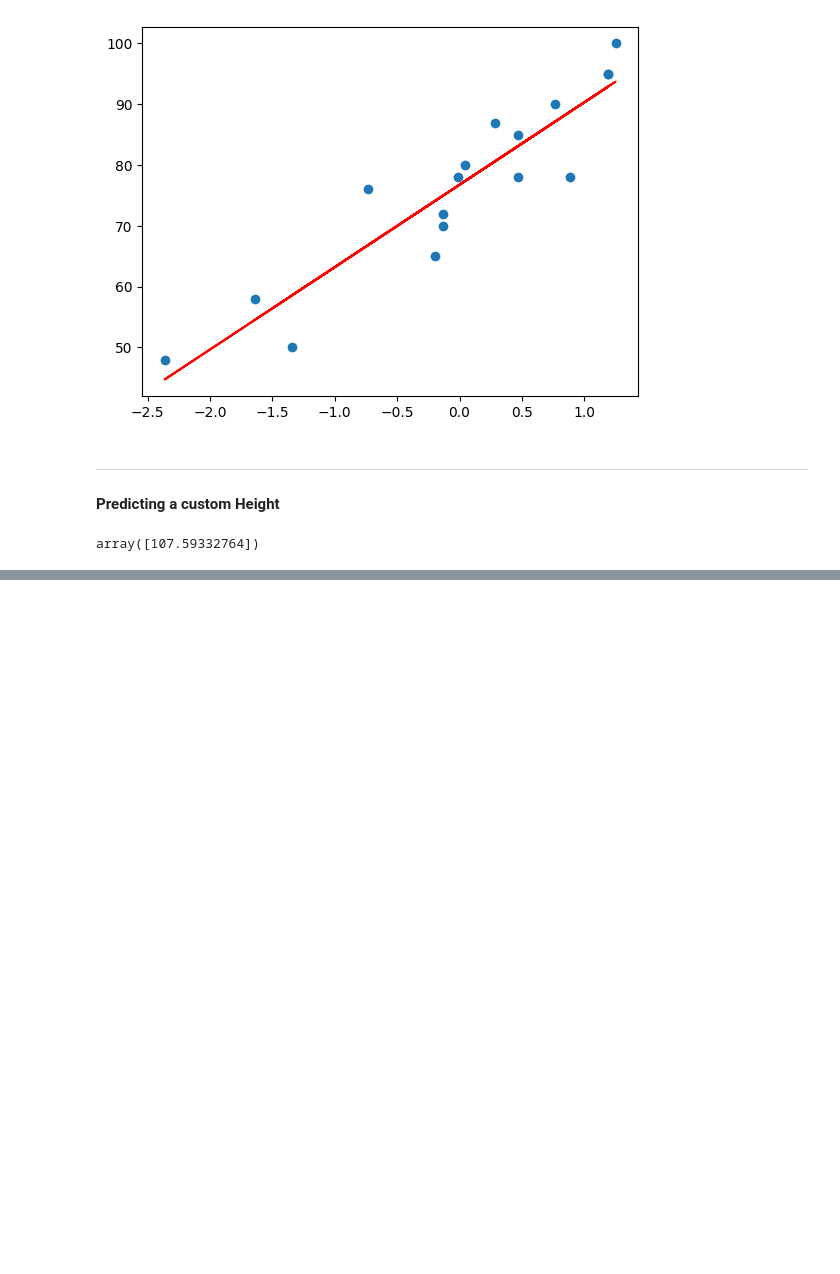
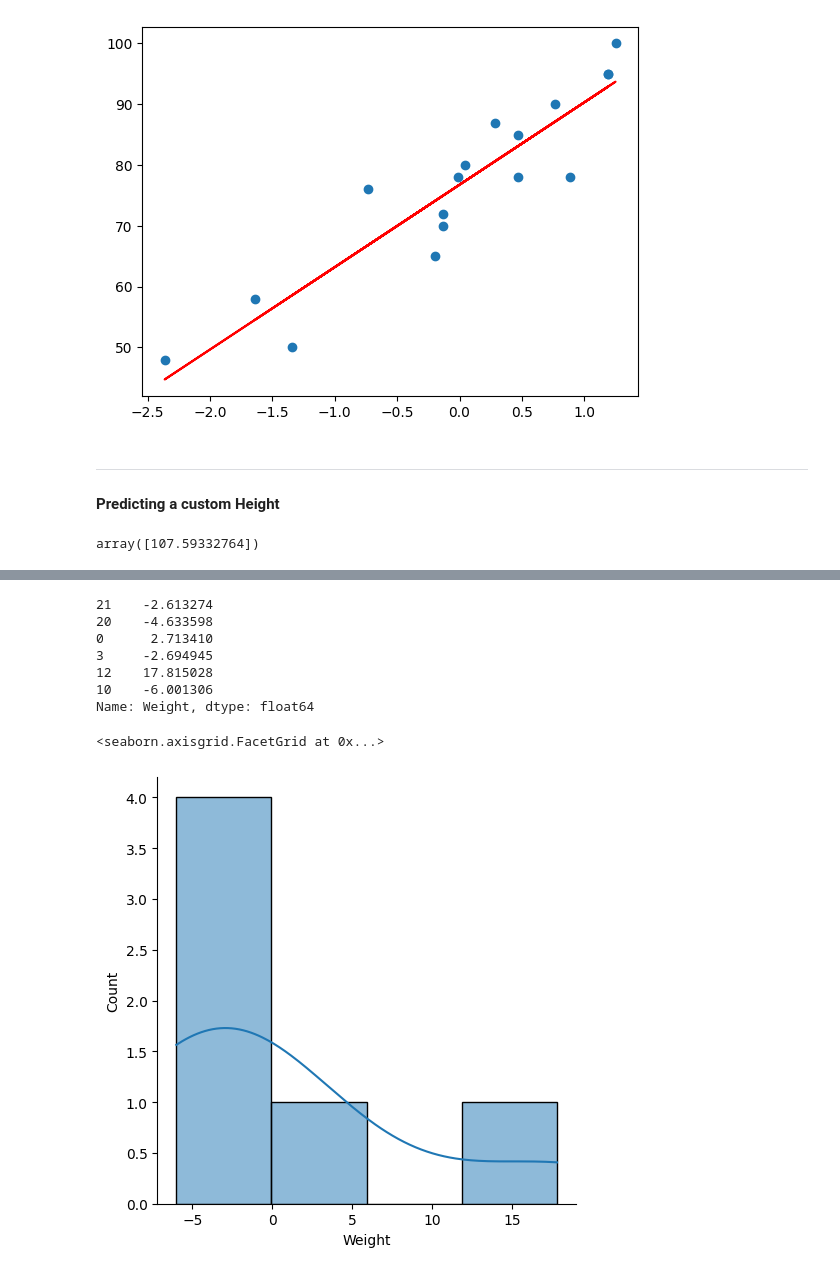
Before and after one commit to ShivamDevHere/machine-learning, a Jupyter notebook: 05-ML Project LifeCycle/01-simple-linreg.ipynb, the cells around one changed output, grey strips where cells are left out. Drawn from its saved outputs; the diff is of its cells as text; code cells hidden in the pictures; blank space fills up the shorter version.

```diff
--- a/05-ML Project LifeCycle/01-simple-linreg.ipynb
+++ b/05-ML Project LifeCycle/01-simple-linreg.ipynb
@@ -117,0 +131,16 @@ array([107.59332764])
+# %%
+# Ressiduals
+
+residuals = y_test-y_pred
+print(residuals)
+sns.displot(residuals, kde=True)
+# %% [output]
+21    -2.613274
+20    -4.633598
+0      2.713410
+3     -2.694945
+12    17.815028
+10    -6.001306
+Name: Weight, dtype: float64
+<seaborn.axisgrid.FacetGrid at 0x...>
+[figure, added]
```
Also changed, not shown: parts of 3 cells of this notebook.
